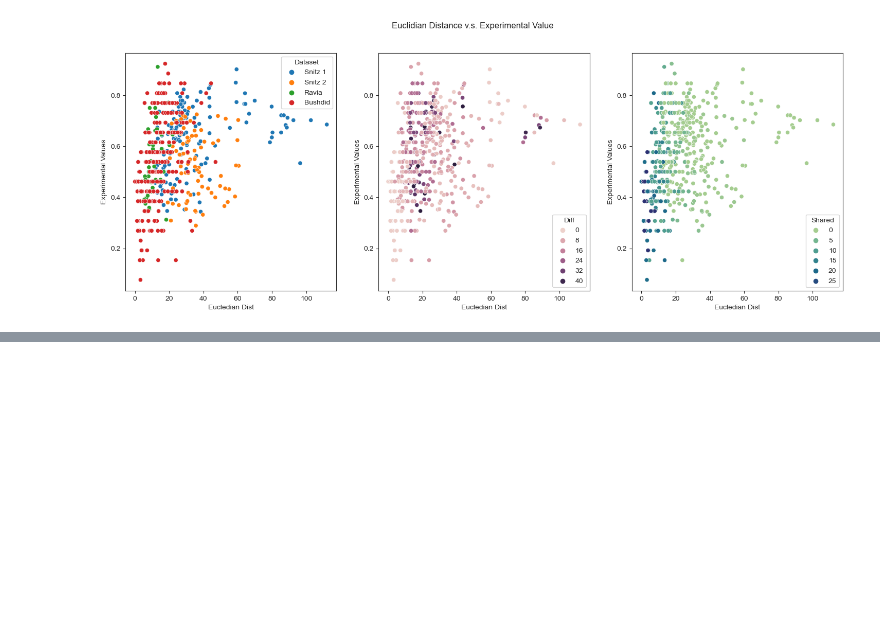
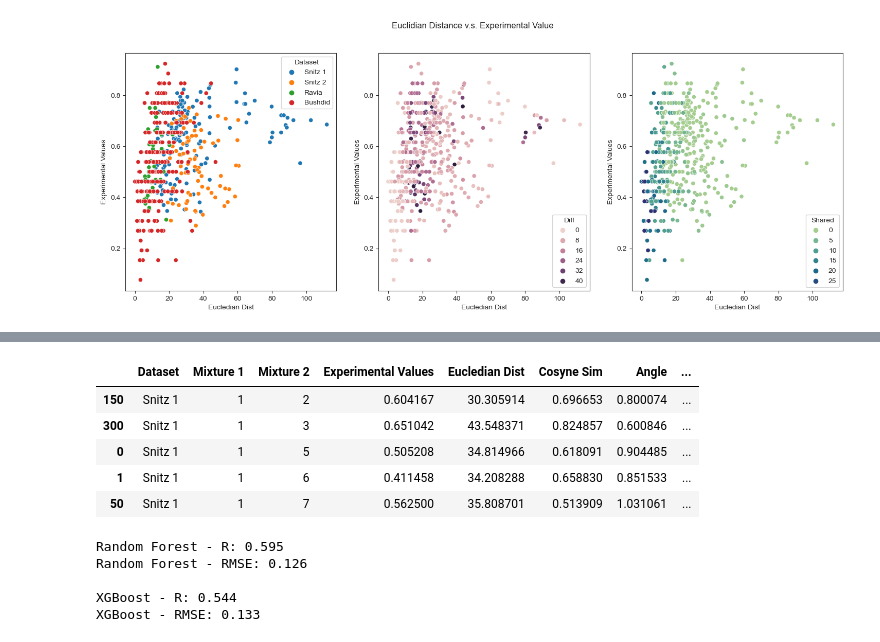
Before and after one commit to cici-xingyu-zheng/Dream2024, a Jupyter notebook: Dragon_features.ipynb, the cells around one changed output, grey strips where cells are left out. Drawn from its saved outputs; the diff is of its cells as text; code cells hidden in the pictures; blank space fills up the shorter version.

```diff
--- a/Dragon_features.ipynb
+++ b/Dragon_features.ipynb
@@ -166,0 +174,72 @@ plt.show()
+# %%
+n_folds = 10
+seed = 314159
+# %%
+rf_pred_list = []
+xgb_pred_list = []
+y_true_list = []
+test_indices_list = []  # Keep track of the test indices in each fold
+
+# Perform k-fold cross-validation:
+kf = KFold(n_splits=n_folds, shuffle=True, random_state=seed)
+for train_index, test_index in kf.split(X_features):
+    X_train, X_test = X_features[train_index], X_features[test_index]
+    y_train, y_test = y_true[train_index], y_true[test_index]
+
+    # Train the Random Forest regressor
+    rf = RandomForestRegressor(n_estimators=100, random_state=seed)
+    rf.fit(X_train, y_train)
+
+    # Train the XGBoost regressor
+    xgb_model = xgb.XGBRegressor(n_estimators=100, random_state=seed)
+    xgb_model.fit(X_train, y_train)
+
+    # Make predictions
+    rf_pred = rf.predict(X_test)
+    xgb_pred = xgb_model.predict(X_test)
+
+    rf_pred_list.extend(rf_pred)
+    xgb_pred_list.extend(xgb_pred)
+    y_true_list.extend(y_test)
+    test_indices_list.extend(test_index)  # Store the test indices
+
+# Store the predictions and actual values
+results_df = pd.DataFrame({
+    'test_index': test_indices_list,
+    'rf_pred': rf_pred_list,
+    'xgb_pred': xgb_pred_list,
+    'y_true': y_true_list
+})
+
+# Merge the results with the training_set df
+training_set = training_set.merge(results_df, left_index=True, right_on='test_index')
+training_set.drop('test_index', axis=1, inplace=True)
+# %%
+training_set.head()
+# %% [output]
+|  | Dataset | Mixture 1 | Mixture 2 | Experimental Values | Eucledian Dist | Cosyne Sim | Angle | ... |
+| 150 | Snitz 1 | 1 | 2 | 0.604167 | 30.305914 | 0.696653 | 0.800074 | ... |
+| 300 | Snitz 1 | 1 | 3 | 0.651042 | 43.548371 | 0.824857 | 0.600846 | ... |
+| 0 | Snitz 1 | 1 | 5 | 0.505208 | 34.814966 | 0.618091 | 0.904485 | ... |
+| 1 | Snitz 1 | 1 | 6 | 0.411458 | 34.208288 | 0.658830 | 0.851533 | ... |
+| 50 | Snitz 1 | 1 | 7 | 0.562500 | 35.808701 | 0.513909 | 1.031061 | ... |
+# %%
+# Calculate the correlation and R^2 for Random Forest
+rf_corr = np.corrcoef(rf_pred_list, y_true_list)[0, 1]
+rf_rmse = np.sqrt(mean_squared_error(np.array(y_true_list), np.array(rf_pred_list)))
+
+print(f"Random Forest - R: {rf_corr:.3f}")
+print(f"Random Forest - RMSE: {rf_rmse:.3f}")
+print()
+# Calculate the correlation and R^2 for XGBoost
+xgb_corr = np.corrcoef(xgb_pred_list, y_true_list)[0, 1]
+xgb_rmse = np.sqrt(mean_squared_error(np.array(y_true_list), np.array(xgb_pred_list)))
+
+print(f"XGBoost - R: {xgb_corr:.3f}")
+print(f"XGBoost - RMSE: {xgb_rmse:.3f}")
+# %% [output]
+Random Forest - R: 0.595
+Random Forest - RMSE: 0.126
+
+XGBoost - R: 0.544
+XGBoost - RMSE: 0.133
```
Also changed, not shown: parts of 2 cells of this notebook, 1 other file.
